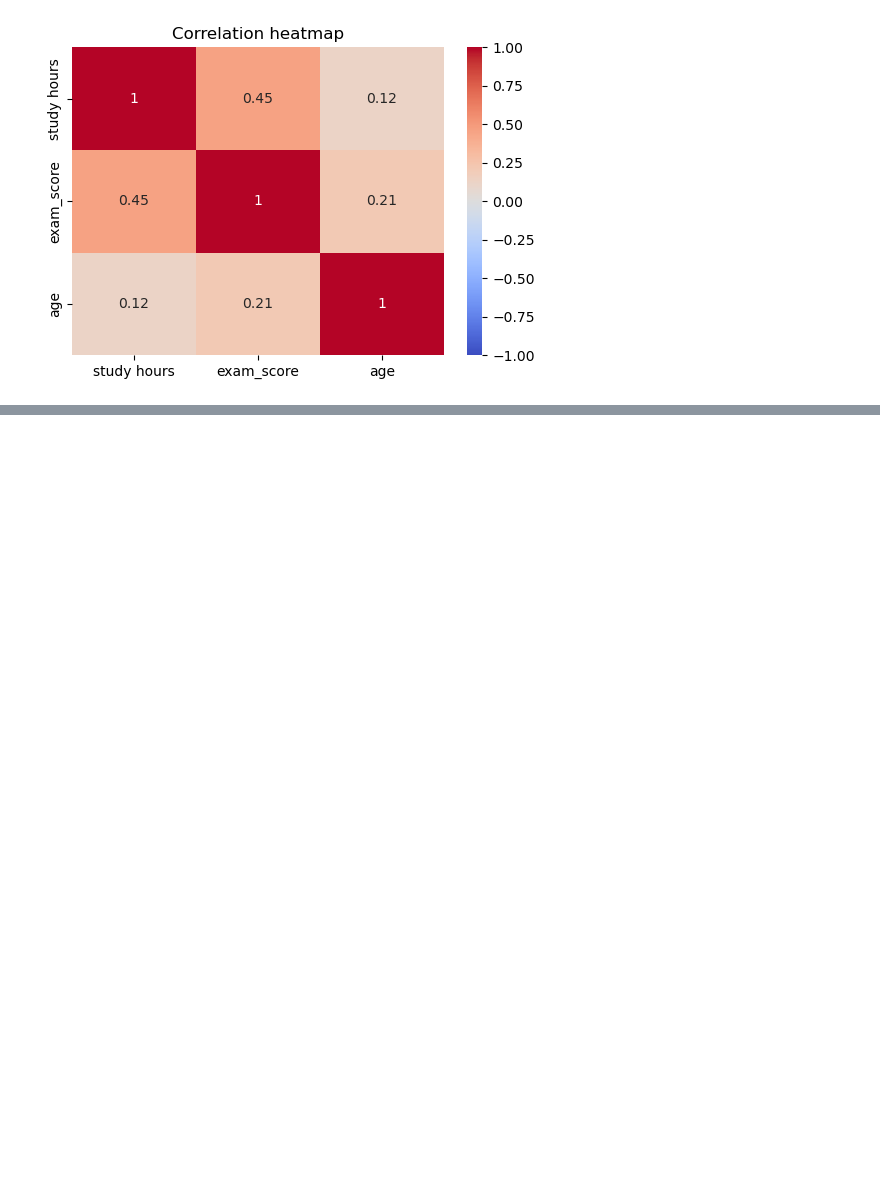
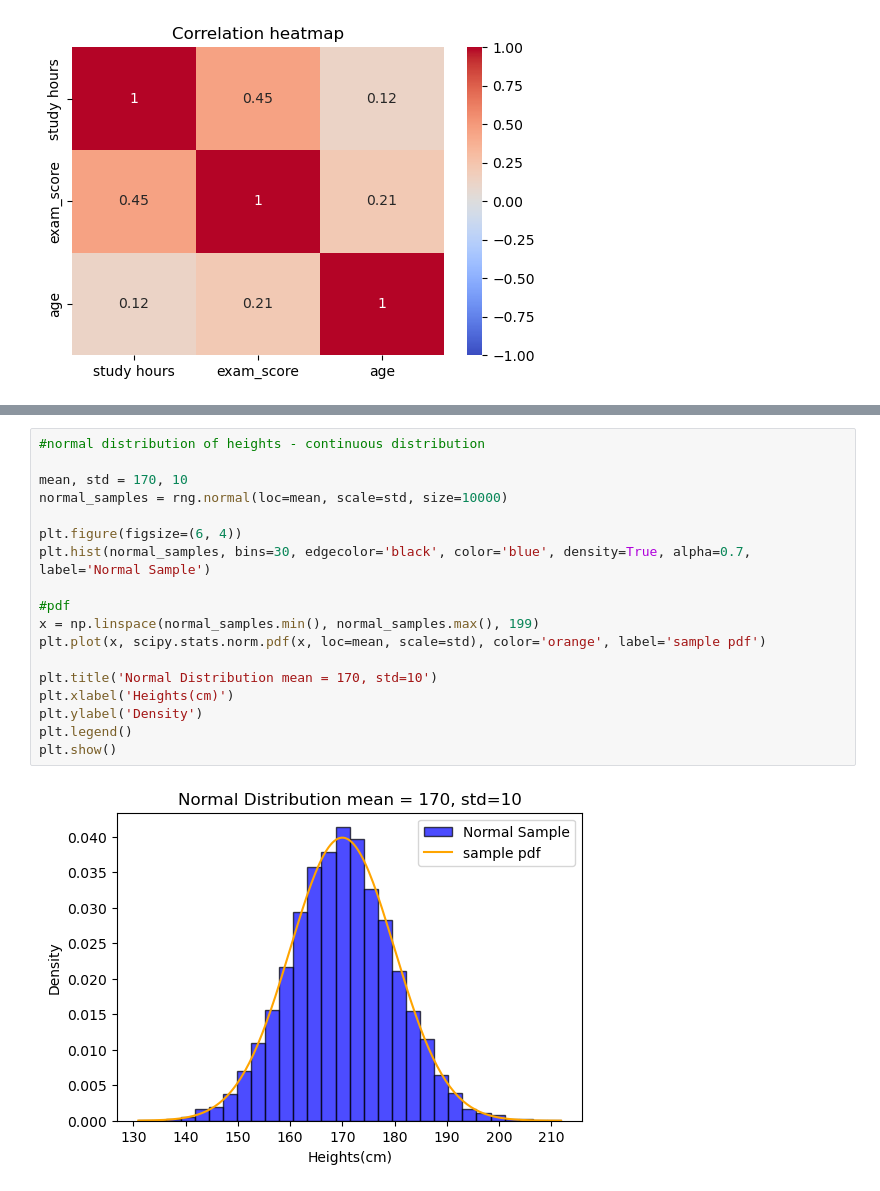
Before and after one commit to audiokello-hue/Testproject, a Jupyter notebook: coursework.ipynb, the cells around one changed output, grey strips where cells are left out. Drawn from its saved outputs; the diff is of its cells as text; blank space fills up the shorter version.

```diff
--- a/coursework.ipynb
+++ b/coursework.ipynb
@@ -165,0 +191,20 @@ NameError: name 'df' is not defined
+# %%
+#normal distribution of heights - continuous distribution
+
+mean, std = 170, 10
+normal_samples = rng.normal(loc=mean, scale=std, size=10000)
+
+plt.figure(figsize=(6, 4))
+plt.hist(normal_samples, bins=30, edgecolor='black', color='blue', density=True, alpha=0.7, label='Normal Sample')
+
+#pdf
+x = np.linspace(normal_samples.min(), normal_samples.max(), 199)
+plt.plot(x, scipy.stats.norm.pdf(x, loc=mean, scale=std), color='orange', label='sample pdf')
+
+plt.title('Normal Distribution mean = 170, std=10')
+plt.xlabel('Heights(cm)')
+plt.ylabel('Density')
+plt.legend()
+plt.show()
+# %% [output]
+[figure, added]
```
Also changed, not shown: parts of 18 cells of this notebook.
